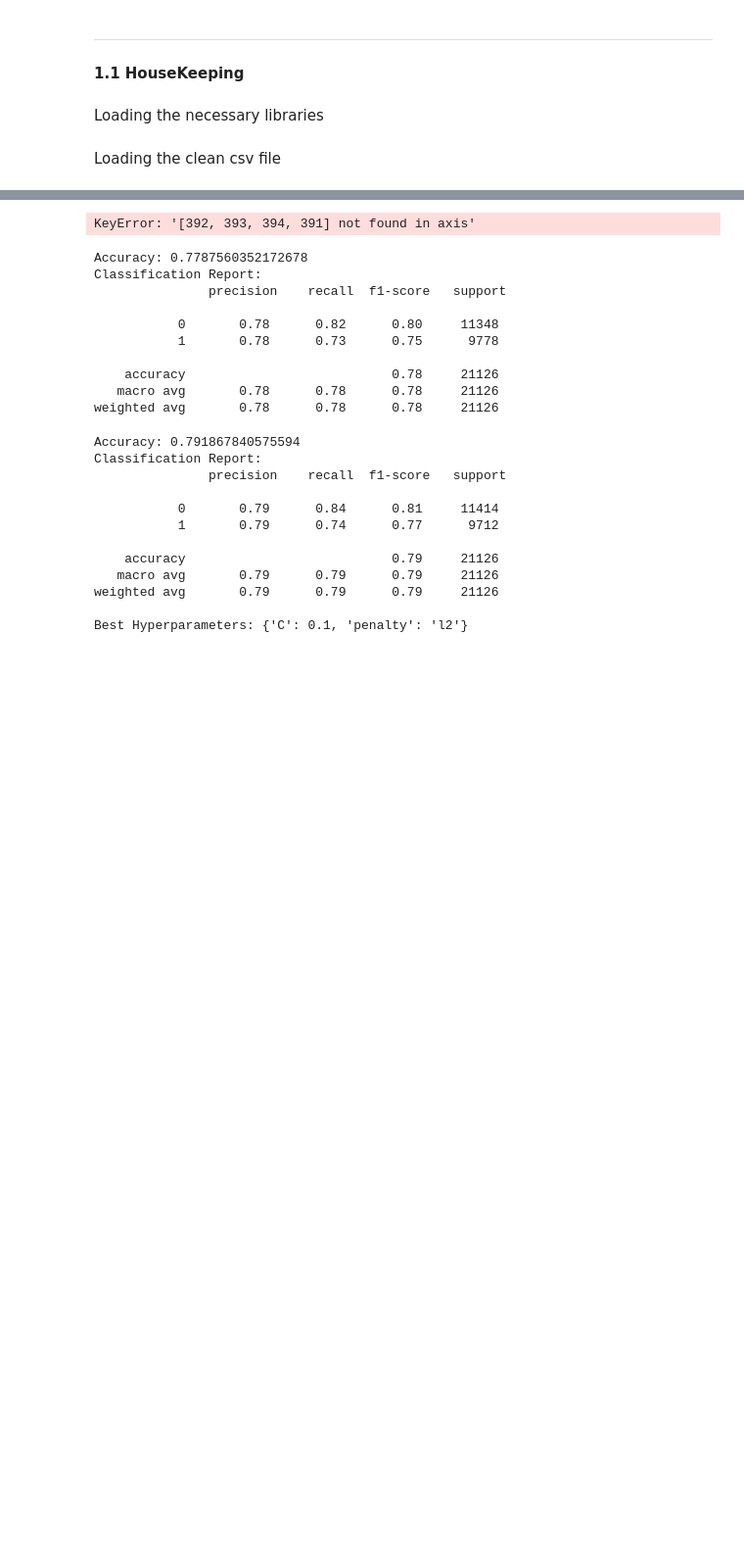
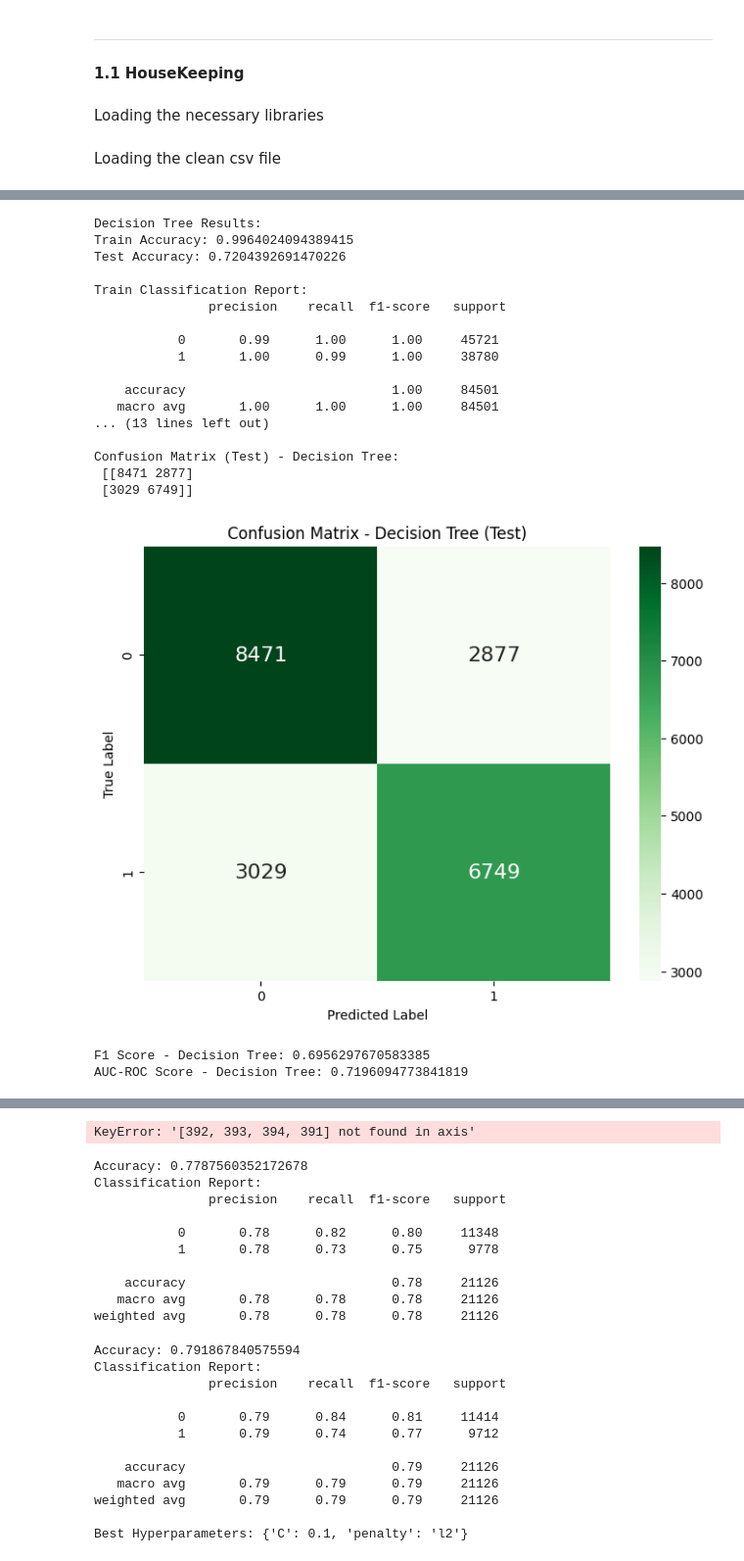
Before and after one commit to lo-klkl/BSTN_Capstone-Diab, a Jupyter notebook: Notebooks/Pt3-Modelling-Pt1.ipynb, the cells around one changed output, grey strips where cells are left out. Shown: that part at 98% size. Saved outputs shown, nothing was run; the diff lists cells and outputs as text; code cells hidden in the pictures; blank space fills up the shorter version.

```diff
--- a/Notebooks/Pt3-Modelling-Pt1.ipynb
+++ b/Notebooks/Pt3-Modelling-Pt1.ipynb
@@ -107,0 +473,68 @@ weighted avg       0.80      0.80      0.80     21126
+# %%
+# Fit and evaluate Decision Tree
+dt_pipeline.fit(X_train, y_train)
+y_train_pred_dt = dt_pipeline.predict(X_train)
+y_test_pred_dt = dt_pipeline.predict(X_test)
+
+# Accuracy Scores - Decision Tree
+train_accuracy_dt = accuracy_score(y_train, y_train_pred_dt)
+test_accuracy_dt = accuracy_score(y_test, y_test_pred_dt)
+
+# Print results for Decision Tree
+print("\nDecision Tree Results:")
+print("Train Accuracy:", train_accuracy_dt)
+print("Test Accuracy:", test_accuracy_dt)
+print("\nTrain Classification Report:\n", classification_report(y_train, y_train_pred_dt))
+print("\nTest Classification Report:\n", classification_report(y_test, y_test_pred_dt))
+
+# Confusion Matrix - Decision Tree
+conf_matrix_test_dt = confusion_matrix(y_test, y_test_pred_dt)
+print("\nConfusion Matrix (Test) - Decision Tree:\n", conf_matrix_test_dt)
+
+# Plot Confusion Matrix - Decision Tree
+plt.figure(figsize=(8, 6))
+sns.heatmap(conf_matrix_test_dt, annot=True, fmt='d', cmap='Greens', annot_kws={"size": 16})
+plt.title('Confusion Matrix - Decision Tree (Test)')
+plt.xlabel('Predicted Label')
+plt.ylabel('True Label')
+plt.show()
+
+# Additional Metrics - Decision Tree
+f1_dt = f1_score(y_test, y_test_pred_dt)
+roc_auc_dt = roc_auc_score(y_test, dt_pipeline.predict_proba(X_test)[:, 1])
+print("\nF1 Score - Decision Tree:", f1_dt)
+print("AUC-ROC Score - Decision Tree:", roc_auc_dt)
+
+# ROC Curve - Decision Tree
+fpr_dt, tpr_dt, _ = roc_curve(y_test, dt_pipeline.predict_proba(X_test)[:, 1])
+
+# Visualize ROC Curve - Decision Tree
+plt.figure(figsize=(8, 6))
+plt.plot(fpr_dt, tpr_dt, color='darkorange', lw=2, label='Decision Tree ROC curve (area = {:.2f})'.format(roc_auc_dt))
+plt.plot([0, 1], [0, 1], color='navy', lw=2, linestyle='--')
+plt.xlabel('False Positive Rate')
+plt.ylabel('True Positive Rate')
+plt.title('Decision Tree Receiver Operating Characteristic (ROC) Curve')
+plt.legend(loc='lower right')
+plt.show()
+# %% [output]
+Decision Tree Results:
+Train Accuracy: 0.9964024094389415
+Test Accuracy: 0.7204392691470226
+
+Train Classification Report:
+               precision    recall  f1-score   support
+
+           0       0.99      1.00      1.00     45721
+           1       1.00      0.99      1.00     38780
+
+    accuracy                           1.00     84501
+   macro avg       1.00      1.00      1.00     84501
+... (13 lines left out)
+
+Confusion Matrix (Test) - Decision Tree:
+ [[8471 2877]
+ [3029 6749]]
+[figure, added]
+F1 Score - Decision Tree: 0.6956297670583385
+AUC-ROC Score - Decision Tree: 0.7196094773841819
```
Also changed, not shown: parts of 24 cells of this notebook.
